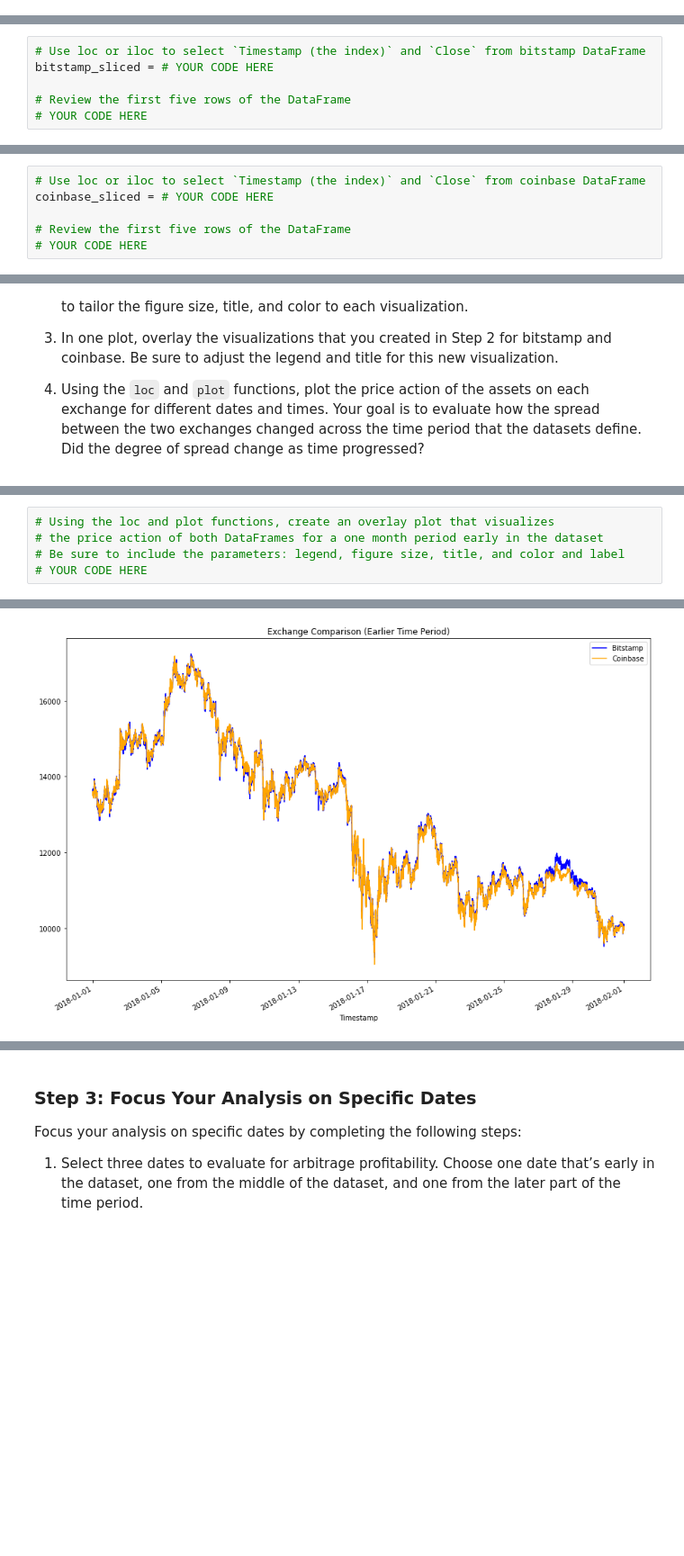
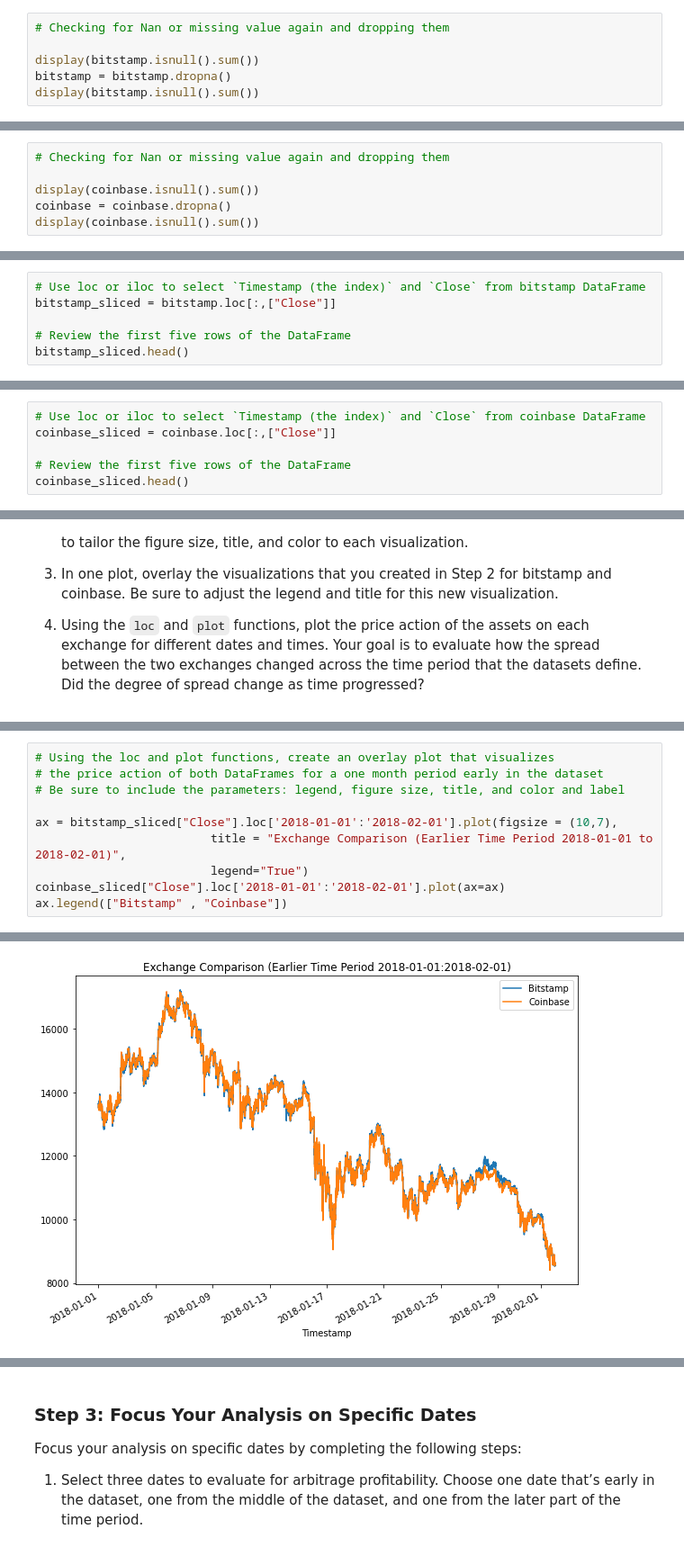
Before and after one commit to rupikaranjan/Bitcoin_Arbitrage_Analysis, a Jupyter notebook: crypto_arbitrage.ipynb, the cells around one changed output, grey strips where cells are left out. Shown at 90% size. Saved outputs shown, nothing was run; the diff lists cells and outputs as text; blank space fills up the shorter version.

```diff
--- a/crypto_arbitrage.ipynb
+++ b/crypto_arbitrage.ipynb
@@ -168,3 +168,9 @@ BTC Volume        float64
 USD Volume        float64
 Weighted Price    float64
 dtype: object
+# %%
+# Checking for Nan or missing value again and dropping them
+
+display(bitstamp.isnull().sum())
+bitstamp = bitstamp.dropna()
+display(bitstamp.isnull().sum())
@@ -248,3 +271,9 @@ BTC Volume        float64
 USD Volume        float64
 Weighted Price    float64
 dtype: object
+# %%
+# Checking for Nan or missing value again and dropping them
+
+display(coinbase.isnull().sum())
+coinbase = coinbase.dropna()
+display(coinbase.isnull().sum())
@@ -283,10 +329,10 @@ Select the data you want to analyze. Use `loc` or `iloc` to select the following
 * Close
 # %%
 # Use loc or iloc to select `Timestamp (the index)` and `Close` from bitstamp DataFrame
-bitstamp_sliced = # YOUR CODE HERE
+bitstamp_sliced = bitstamp.loc[:,["Close"]]
 
 # Review the first five rows of the DataFrame
-# YOUR CODE HERE
+bitstamp_sliced.head()
 # %% [output]
 |  | Close |
 | Timestamp |  |
@@ -297,10 +343,10 @@ bitstamp_sliced = # YOUR CODE HERE
 | 2018-01-01 00:04:00 | 13620.00 |
 # %%
 # Use loc or iloc to select `Timestamp (the index)` and `Close` from coinbase DataFrame
-coinbase_sliced = # YOUR CODE HERE
+coinbase_sliced = coinbase.loc[:,["Close"]]
 
 # Review the first five rows of the DataFrame
-# YOUR CODE HERE
+coinbase_sliced.head()
 # %% [output]
 |  | Close |
 | Timestamp |  |
@@ -373,5 +428,10 @@ Sort through the time series data associated with the bitstamp and coinbase Data
 # Using the loc and plot functions, create an overlay plot that visualizes
 # the price action of both DataFrames for a one month period early in the dataset
 # Be sure to include the parameters: legend, figure size, title, and color and label
-# YOUR CODE HERE
+
+ax = bitstamp_sliced["Close"].loc['2018-01-01':'2018-02-01'].plot(figsize = (10,7),
+                         title = "Exchange Comparison (Earlier Time Period 2018-01-01 to 2018-02-01)",
+                         legend="True")
+coinbase_sliced["Close"].loc['2018-01-01':'2018-02-01'].plot(ax=ax)
+ax.legend(["Bitstamp" , "Coinbase"])
 # %% [output]
@@ -379,4 +439,4 @@ Sort through the time series data associated with the bitstamp and coinbase Data
-[figure, old version]
+[figure, new version]
 # %%
 # Using the loc and plot functions, create an overlay plot that visualizes
 # the price action of both DataFrames for a one month period later in the dataset
```
Also changed, not shown: parts of 51 cells of this notebook, 1 other file.
